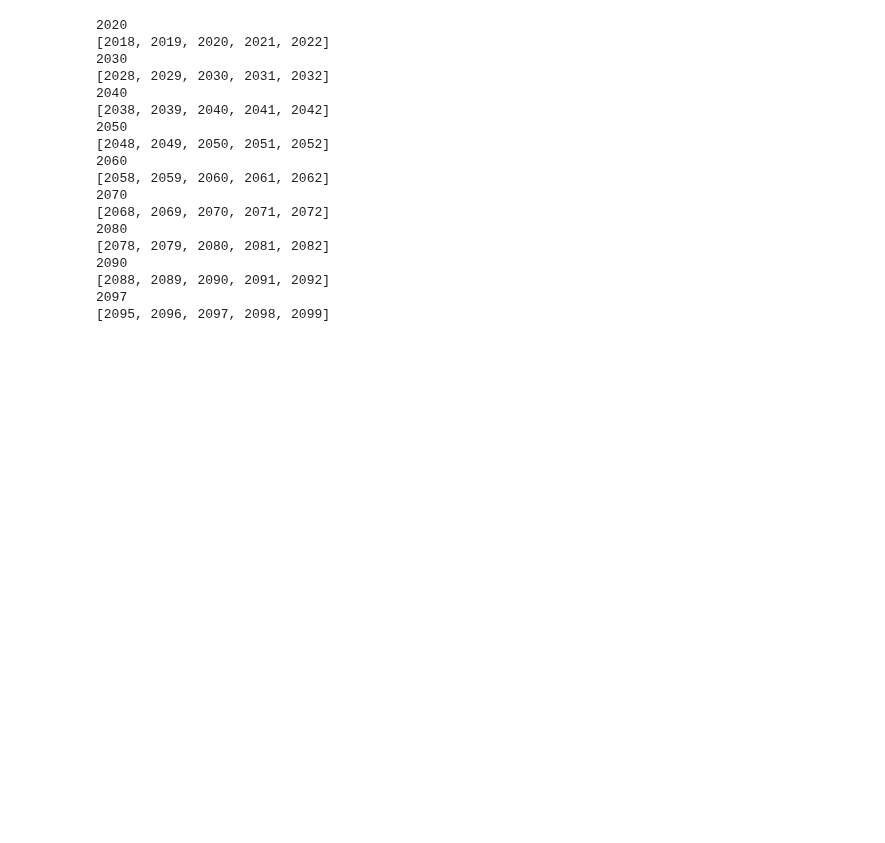
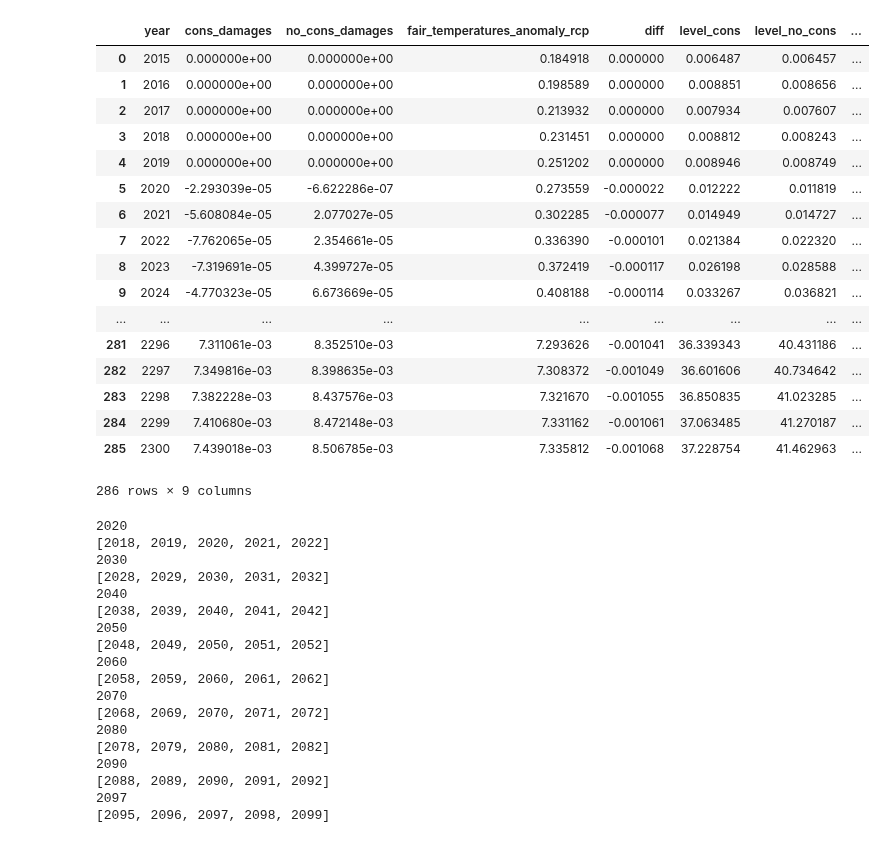
Before and after one commit to ClimateImpactLab/labor-code-release-2020, a Jupyter notebook: 4_post_projection/ce/2_scc/damage_function_with_points.ipynb, the cells around one changed output. Drawn from its saved outputs; the diff is of its cells as text; code cells hidden in the pictures; blank space fills up the shorter version.

```diff
--- a/4_post_projection/ce/2_scc/damage_function_with_points.ipynb
+++ b/4_post_projection/ce/2_scc/damage_function_with_points.ipynb
@@ -27,30 +27,49 @@ reg_values = reg_values.rename(columns={'temp': 'anomaly', 'value': 'damages_T'}
 # %%
 coeffs = pd.merge(mc_sm_coeffs, mc_nocons_coeffs, on= ['year'], how = 'inner')
 # coeffs = coeffs[coeffs['year'].isin(years_low)] # uncomment if comparison wanted only for years where ce damages < regular damages
 
-fair = pd.read_csv("/home/nsharma/repos/labor-code-release-2020/output/ce/rcp85_anomalies.csv")
+fair = pd.read_csv("/mnt/CIL_labor/6_ce/rcp85_anomalies.csv")
 
 df = pd.merge(coeffs, fair, on= ['year'], how = 'inner')
 
 # generate cons reg variables: damages due to pulse and level at rcp anomaly
 df['cons_df'] = (df.cons_x + df.fair_temperatures_anomaly_pulse * df.beta1_x + df.fair_temperatures_anomaly_pulse**2 * df.beta2_x)
 df['level_cons'] = (df.cons_x + df.fair_temperatures_anomaly_rcp * df.beta1_x + df.fair_temperatures_anomaly_rcp**2 * df.beta2_x)
 df['cons_damages'] = df.cons_df - df.level_cons
 
 # generate non-cons reg variables: damages due to pulse and level at rcp anomaly
 df['no_cons_df'] = (df.cons_y + df.fair_temperatures_anomaly_pulse * df.beta1_y + df.fair_temperatures_anomaly_pulse**2 * df.beta2_y)
 df['level_no_cons'] = (df.cons_y + df.fair_temperatures_anomaly_rcp * df.beta1_y + df.fair_temperatures_anomaly_rcp**2 * df.beta2_y)
 df['no_cons_damages'] = df.no_cons_df - df.level_no_cons
 
 # diff between cons and no-cons damages
 df['diff'] = df.cons_damages - df.no_cons_damages
 
 # slope = beta1 + 2*beta2*fair_anomaly for each case for rcp anomaly
 df['slope_cons'] = (df.beta1_x + 2 * df.fair_temperatures_anomaly_rcp * df.beta2_x)
 df['slope_no_cons'] = (df.beta1_y + 2 * df.fair_temperatures_anomaly_rcp * df.beta2_y)
 
 # final df
 df[['year', 'cons_damages', 'no_cons_damages', 'fair_temperatures_anomaly_rcp', 'diff', 'level_cons', 'level_no_cons', 'slope_cons', 'slope_no_cons']]#.to_csv('/home/nsharma/repos/labor-code-release-2020/output/ce/no_cons_plots_scc/rcp85_df.csv')
+# %% [output]
+|  | year | cons_damages | no_cons_damages | fair_temperatures_anomaly_rcp | diff | level_cons | level_no_cons | ... |
+| 0 | 2015 | 0.000000e+00 | 0.000000e+00 | 0.184918 | 0.000000 | 0.006487 | 0.006457 | ... |
+| 1 | 2016 | 0.000000e+00 | 0.000000e+00 | 0.198589 | 0.000000 | 0.008851 | 0.008656 | ... |
+| 2 | 2017 | 0.000000e+00 | 0.000000e+00 | 0.213932 | 0.000000 | 0.007934 | 0.007607 | ... |
+| 3 | 2018 | 0.000000e+00 | 0.000000e+00 | 0.231451 | 0.000000 | 0.008812 | 0.008243 | ... |
+| 4 | 2019 | 0.000000e+00 | 0.000000e+00 | 0.251202 | 0.000000 | 0.008946 | 0.008749 | ... |
+| 5 | 2020 | -2.293039e-05 | -6.622286e-07 | 0.273559 | -0.000022 | 0.012222 | 0.011819 | ... |
+| 6 | 2021 | -5.608084e-05 | 2.077027e-05 | 0.302285 | -0.000077 | 0.014949 | 0.014727 | ... |
+| 7 | 2022 | -7.762065e-05 | 2.354661e-05 | 0.336390 | -0.000101 | 0.021384 | 0.022320 | ... |
+| 8 | 2023 | -7.319691e-05 | 4.399727e-05 | 0.372419 | -0.000117 | 0.026198 | 0.028588 | ... |
+| 9 | 2024 | -4.770323e-05 | 6.673669e-05 | 0.408188 | -0.000114 | 0.033267 | 0.036821 | ... |
+| ... | ... | ... | ... | ... | ... | ... | ... | ... |
+| 281 | 2296 | 7.311061e-03 | 8.352510e-03 | 7.293626 | -0.001041 | 36.339343 | 40.431186 | ... |
+| 282 | 2297 | 7.349816e-03 | 8.398635e-03 | 7.308372 | -0.001049 | 36.601606 | 40.734642 | ... |
+| 283 | 2298 | 7.382228e-03 | 8.437576e-03 | 7.321670 | -0.001055 | 36.850835 | 41.023285 | ... |
+| 284 | 2299 | 7.410680e-03 | 8.472148e-03 | 7.331162 | -0.001061 | 37.063485 | 41.270187 | ... |
+| 285 | 2300 | 7.439018e-03 | 8.506785e-03 | 7.335812 | -0.001068 | 37.228754 | 41.462963 | ... |
+286 rows × 9 columns
 # %%
 # generating df of anomalies between -5 to 20 in 1101 steps for each year between 2015 to 2100
 temp_range = np.linspace(0, 10, 1101)
```
Also changed, not shown: parts of 8 cells of this notebook, 49 other files.
